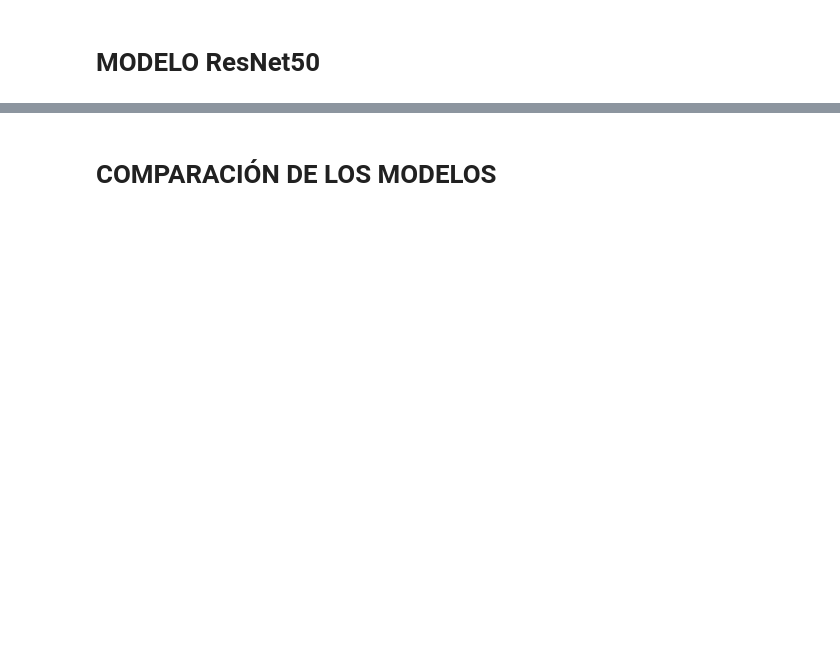
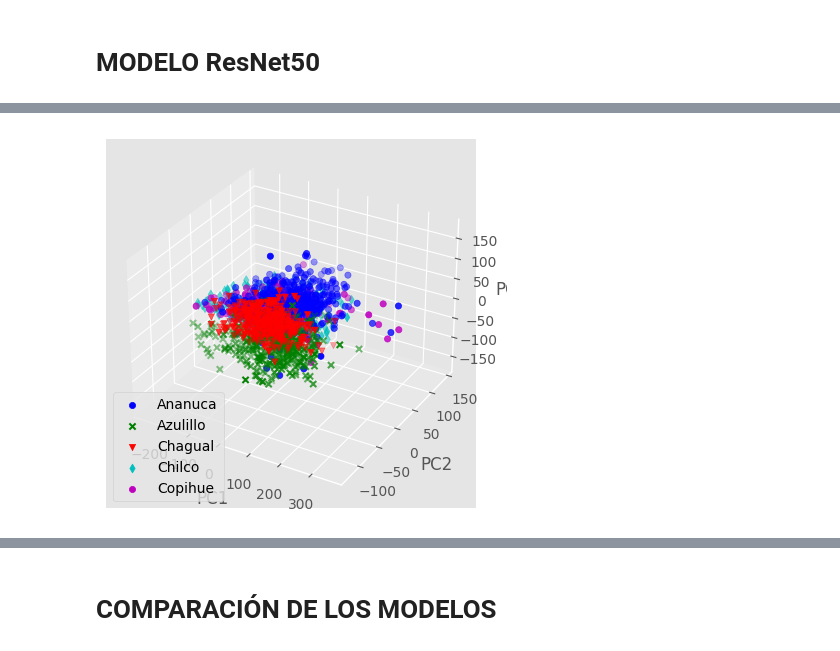
Before and after one commit to PabloSMD/FloraNativaChilenaCNN, a Jupyter notebook: CNN Flores.ipynb, the cells around one changed output, grey strips where cells are left out. Saved outputs shown, nothing was run; the diff lists cells and outputs as text; code cells hidden in the pictures; blank space fills up the shorter version.

```diff
--- a/CNN Flores.ipynb
+++ b/CNN Flores.ipynb
@@ -342,0 +539,6 @@ weighted avg       0.25      0.25      0.24       275
+# %%
+pca = PCA(n_components=3)
+dataIn3D = pca.fit_transform(X_train)
+plotPrincipalComponents(dataIn3D, 3)
+# %% [output]
+[figure, added]
```
Also changed, not shown: parts of 26 cells of this notebook.
